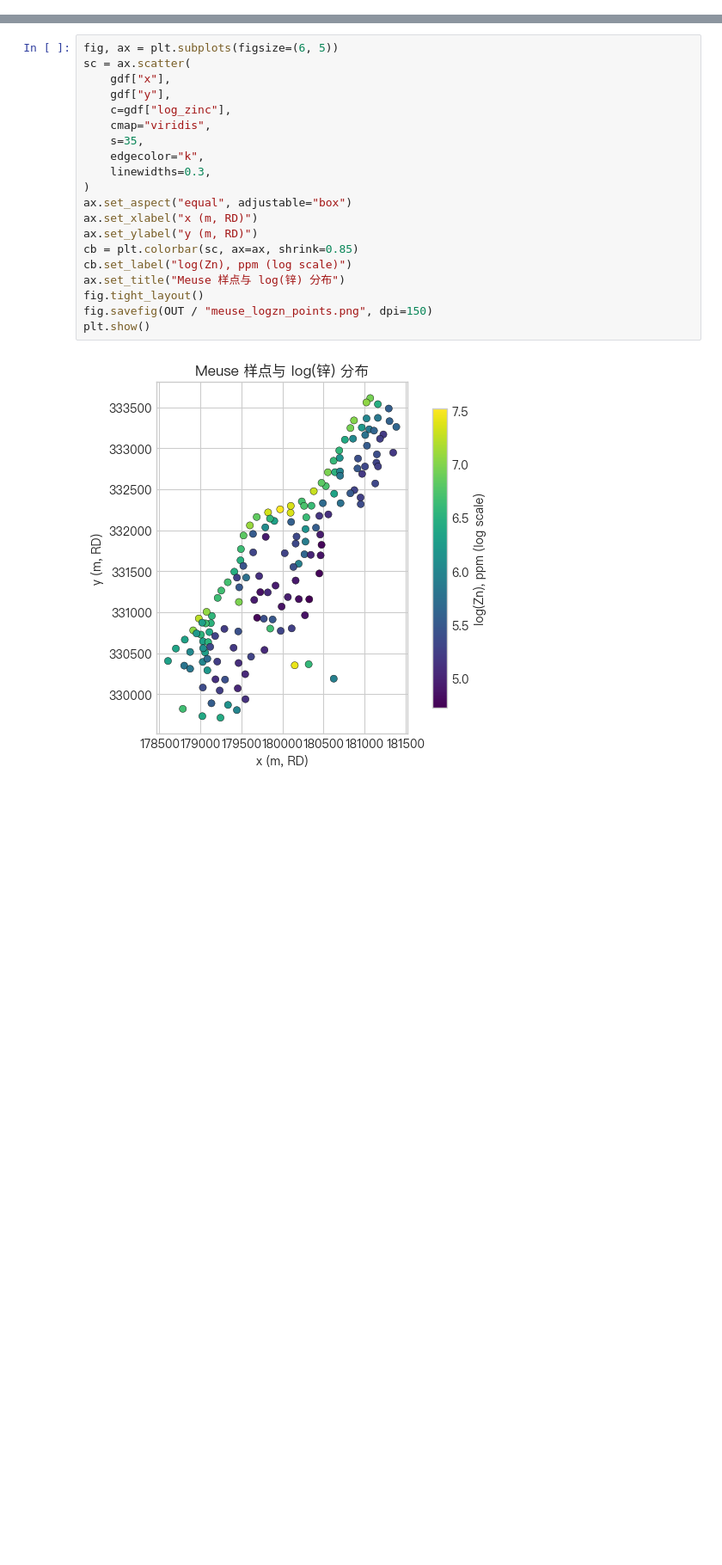
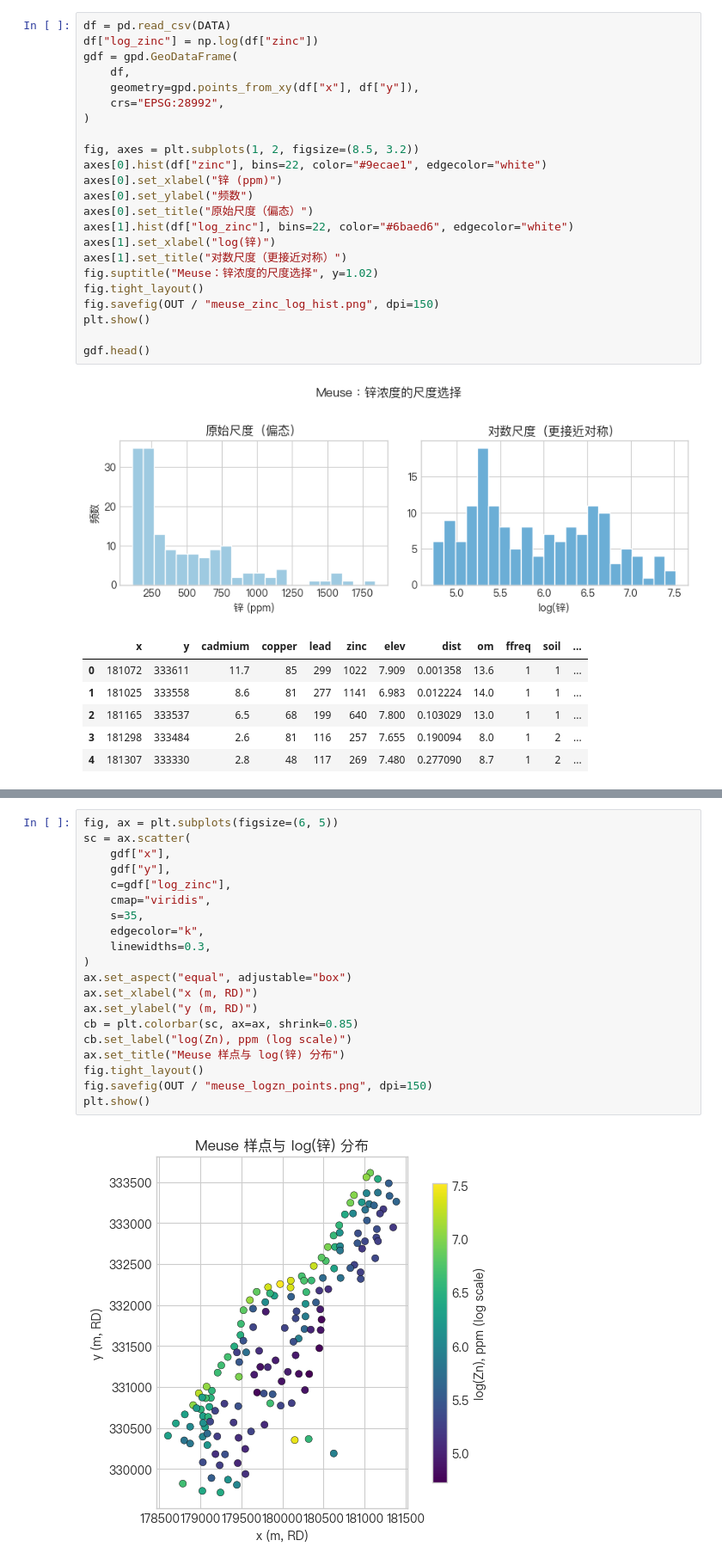
Before and after one commit to Mocha0724/Spatial_Analysis, a Jupyter notebook: cases/spatial-variability/spatial_variability_meuse.ipynb, the cells around one changed output, grey strips where cells are left out. Shown at 86% size. Cells and saved outputs as stored; diff of their text form; blank space fills up the shorter version.

```diff
--- a/cases/spatial-variability/spatial_variability_meuse.ipynb
+++ b/cases/spatial-variability/spatial_variability_meuse.ipynb
@@ -147,0 +85,31 @@ gdf.head()
+# %%
+df = pd.read_csv(DATA)
+df["log_zinc"] = np.log(df["zinc"])
+gdf = gpd.GeoDataFrame(
+    df,
+    geometry=gpd.points_from_xy(df["x"], df["y"]),
+    crs="EPSG:28992",
+)
+
+fig, axes = plt.subplots(1, 2, figsize=(8.5, 3.2))
+axes[0].hist(df["zinc"], bins=22, color="#9ecae1", edgecolor="white")
+axes[0].set_xlabel("锌 (ppm)")
+axes[0].set_ylabel("频数")
+axes[0].set_title("原始尺度（偏态）")
+axes[1].hist(df["log_zinc"], bins=22, color="#6baed6", edgecolor="white")
+axes[1].set_xlabel("log(锌)")
+axes[1].set_title("对数尺度（更接近对称）")
+fig.suptitle("Meuse：锌浓度的尺度选择", y=1.02)
+fig.tight_layout()
+fig.savefig(OUT / "meuse_zinc_log_hist.png", dpi=150)
+plt.show()
+
+gdf.head()
+# %% [output]
+[figure, added]
+|  | x | y | cadmium | copper | lead | zinc | elev | dist | om | ffreq | soil | ... |
+| 0 | 181072 | 333611 | 11.7 | 85 | 299 | 1022 | 7.909 | 0.001358 | 13.6 | 1 | 1 | ... |
+| 1 | 181025 | 333558 | 8.6 | 81 | 277 | 1141 | 6.983 | 0.012224 | 14.0 | 1 | 1 | ... |
+| 2 | 181165 | 333537 | 6.5 | 68 | 199 | 640 | 7.800 | 0.103029 | 13.0 | 1 | 1 | ... |
+| 3 | 181298 | 333484 | 2.6 | 81 | 116 | 257 | 7.655 | 0.190094 | 8.0 | 1 | 2 | ... |
+| 4 | 181307 | 333330 | 2.8 | 48 | 117 | 269 | 7.480 | 0.277090 | 8.7 | 1 | 2 | ... |
```
Also changed, not shown: parts of 21 cells of this notebook, 4 other files.
